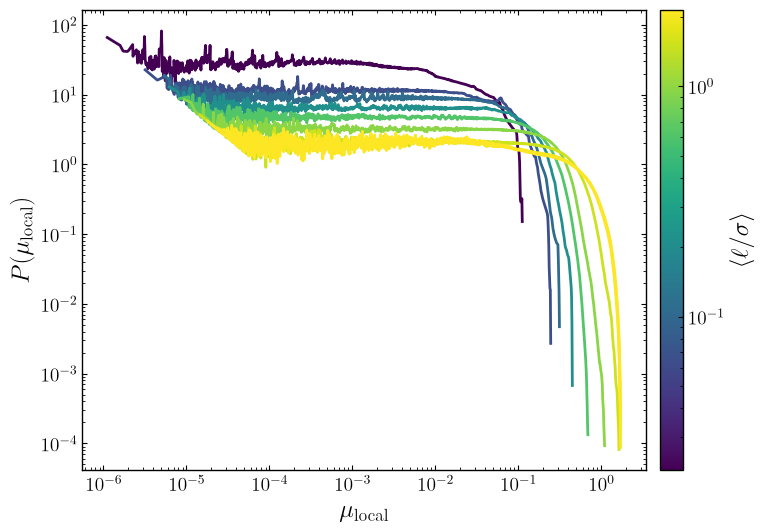
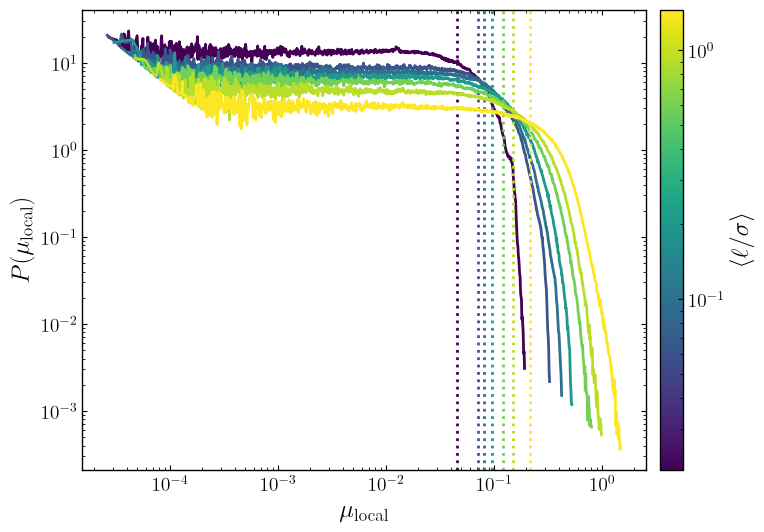
The change to this notebook cell's code, shown as a diff; its figure went from the first image to the second:
--- before
+++ after
@@ -23,4 +23,10 @@
 )
 
+# bins = np.linspace(
+#     positive_values.min(),
+#     positive_values.max(),
+#     2000,
+# )
+
 centers = np.sqrt(bins[:-1] * bins[1:])
 norm = LogNorm(l_over_sigma.min(), l_over_sigma.max())
@@ -36,5 +42,6 @@
 
 for value, ratio in zip(mu_eff, l_over_sigma):
-    probability, counts = density(jammed_data[value]["mu"])
+    values = positive(jammed_data[value]["mu"])
+    probability, counts = density(values)
     mask = counts >= min_count
 
@@ -43,4 +50,9 @@
         probability[mask],
         color=cmap(norm(ratio)),
+    )
+    ax.axvline(
+        values.mean(),
+        color=cmap(norm(ratio)),
+        linestyle=":",
     )
 
@@ -57,4 +69,4 @@
 ax.set_ylabel(r"$P(\mu_{\mathrm{local}})$")
 plt.tight_layout()
-plt.savefig("../../figures/friction/thomson/single_particle-distributions.png", dpi=600, bbox_inches="tight")
+# plt.savefig("../../figures/friction/thomson/single_particle-distributions.png", dpi=600, bbox_inches="tight")
 plt.show()

Commit: height distribution work